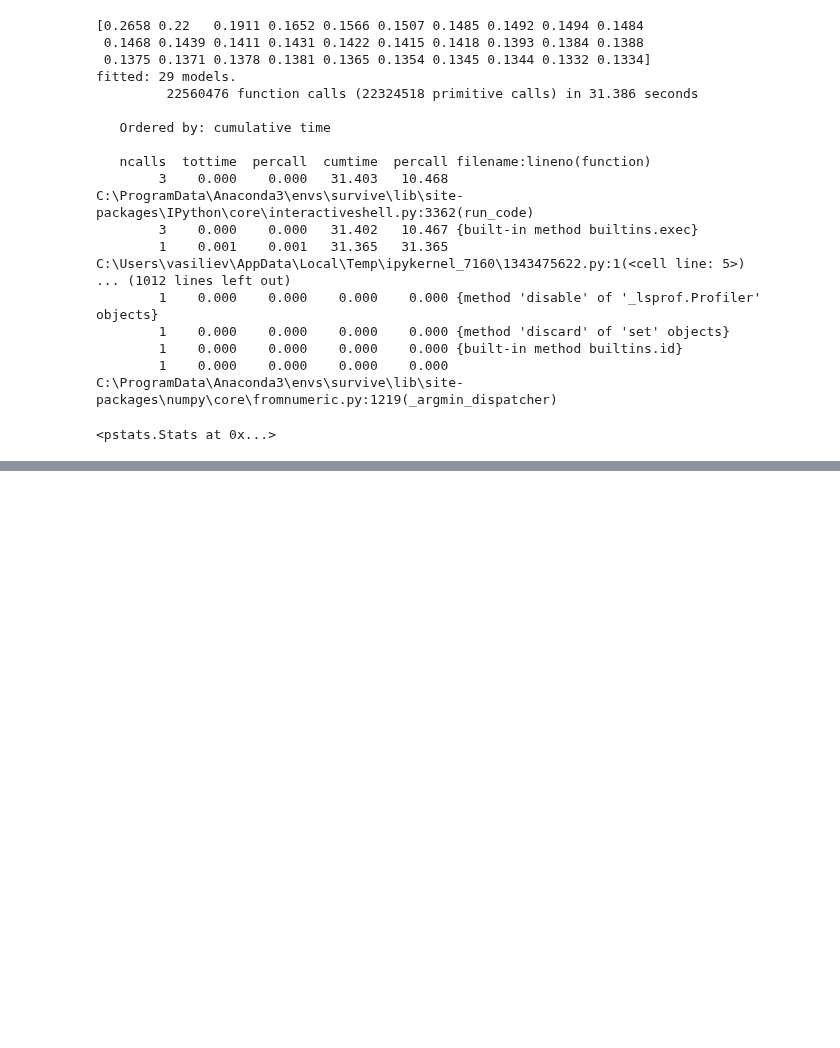
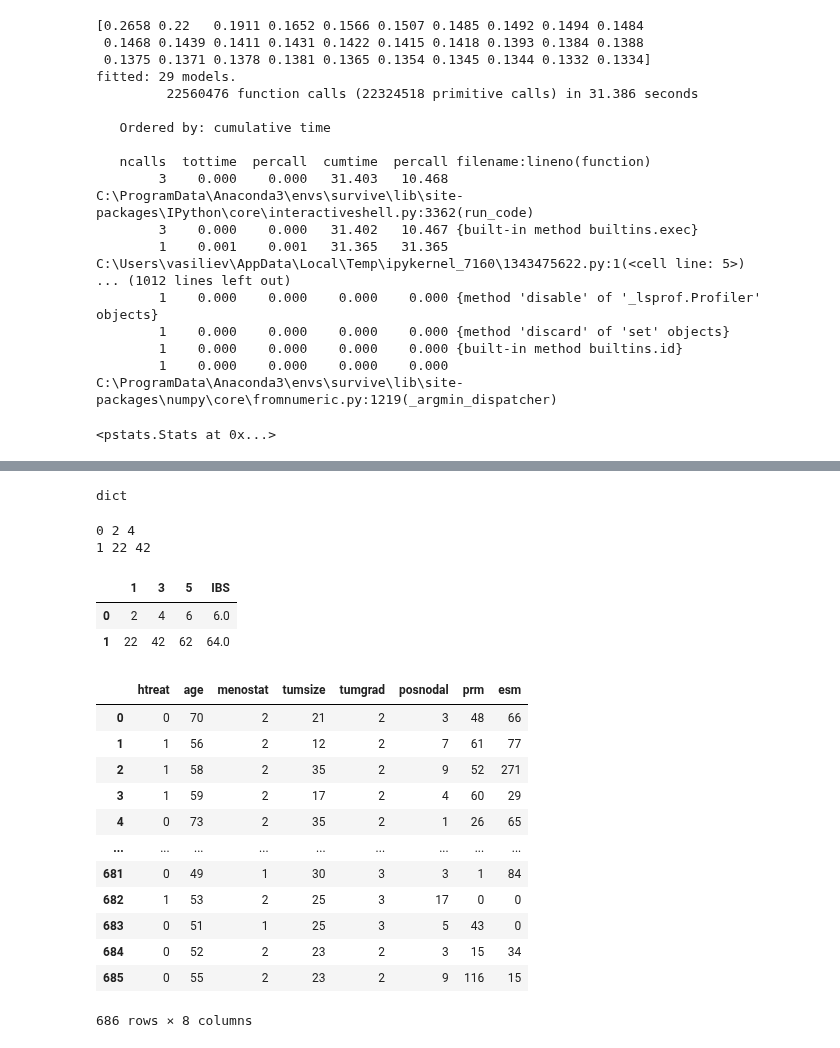
Before and after one commit to iuliivasilev/dev-survivors, a Jupyter notebook: demonstration/NewKM.ipynb, the cells around one changed output, grey strips where cells are left out. Drawn from its saved outputs; the diff is of its cells as text; code cells hidden in the pictures; blank space fills up the shorter version.

```diff
--- a/demonstration/NewKM.ipynb
+++ b/demonstration/NewKM.ipynb
@@ -763,0 +775,36 @@ array([[1814.0, True],
+# %%
+type(eval("{'1': '2', '123': '34'}"))
+# %% [output]
+dict
+# %%
+df = pd.DataFrame([{1: 2, 3: 4, 5: 6},
+                   {1: 22, 3: 42, 5: 62}])
+
+for ind, (i, j) in enumerate(zip(df[1], df[3])):
+    print(ind, i, j)
+    df.loc[ind, ["IBS"]] = i + j
+# %% [output]
+0 2 4
+1 22 42
+# %%
+df
+# %% [output]
+|  | 1 | 3 | 5 | IBS |
+| 0 | 2 | 4 | 6 | 6.0 |
+| 1 | 22 | 42 | 62 | 64.0 |
+# %%
+X.loc[X.index, :]
+# %% [output]
+|  | htreat | age | menostat | tumsize | tumgrad | posnodal | prm | esm |
+| 0 | 0 | 70 | 2 | 21 | 2 | 3 | 48 | 66 |
+| 1 | 1 | 56 | 2 | 12 | 2 | 7 | 61 | 77 |
+| 2 | 1 | 58 | 2 | 35 | 2 | 9 | 52 | 271 |
+| 3 | 1 | 59 | 2 | 17 | 2 | 4 | 60 | 29 |
+| 4 | 0 | 73 | 2 | 35 | 2 | 1 | 26 | 65 |
+| ... | ... | ... | ... | ... | ... | ... | ... | ... |
+| 681 | 0 | 49 | 1 | 30 | 3 | 3 | 1 | 84 |
+| 682 | 1 | 53 | 2 | 25 | 3 | 17 | 0 | 0 |
+| 683 | 0 | 51 | 1 | 25 | 3 | 5 | 43 | 0 |
+| 684 | 0 | 52 | 2 | 23 | 2 | 3 | 15 | 34 |
+| 685 | 0 | 55 | 2 | 23 | 2 | 9 | 116 | 15 |
+686 rows × 8 columns
```
Also changed, not shown: parts of 33 cells of this notebook.
